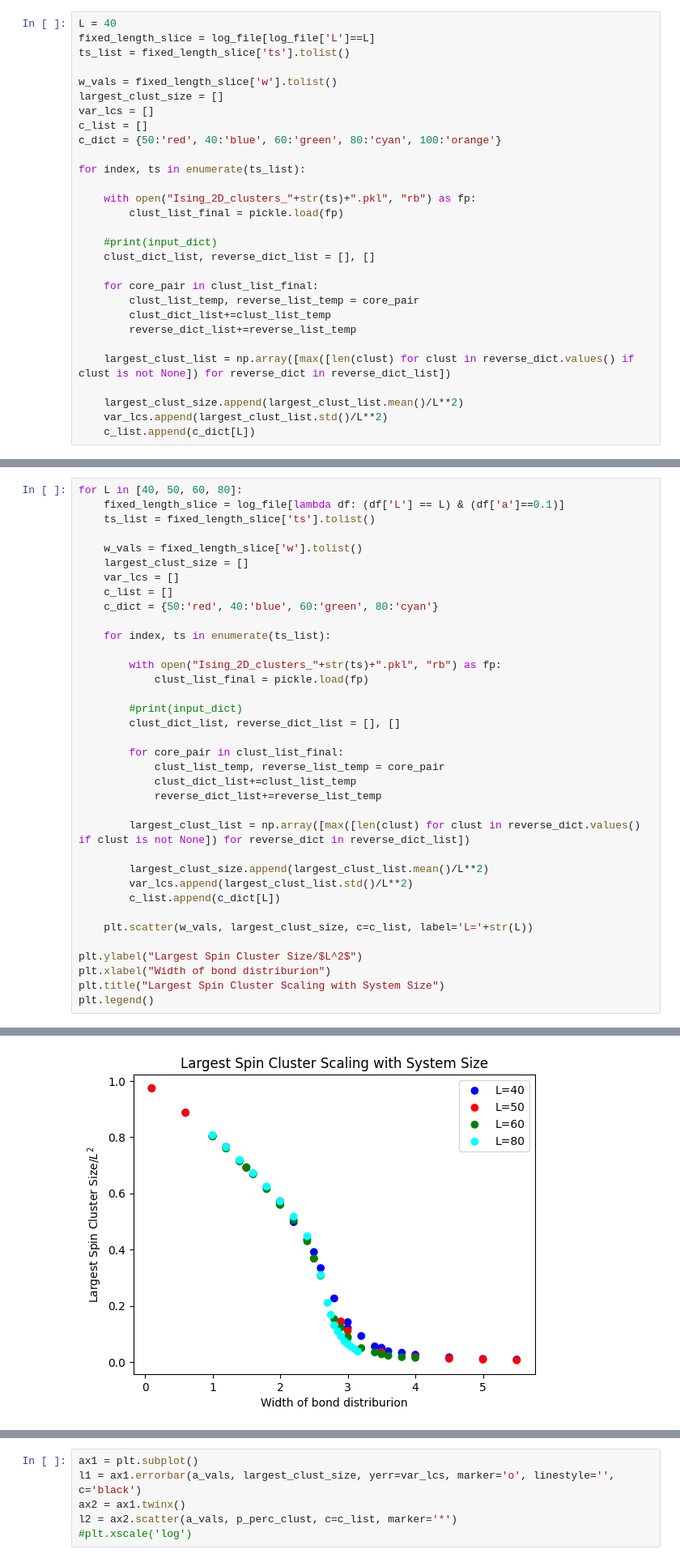
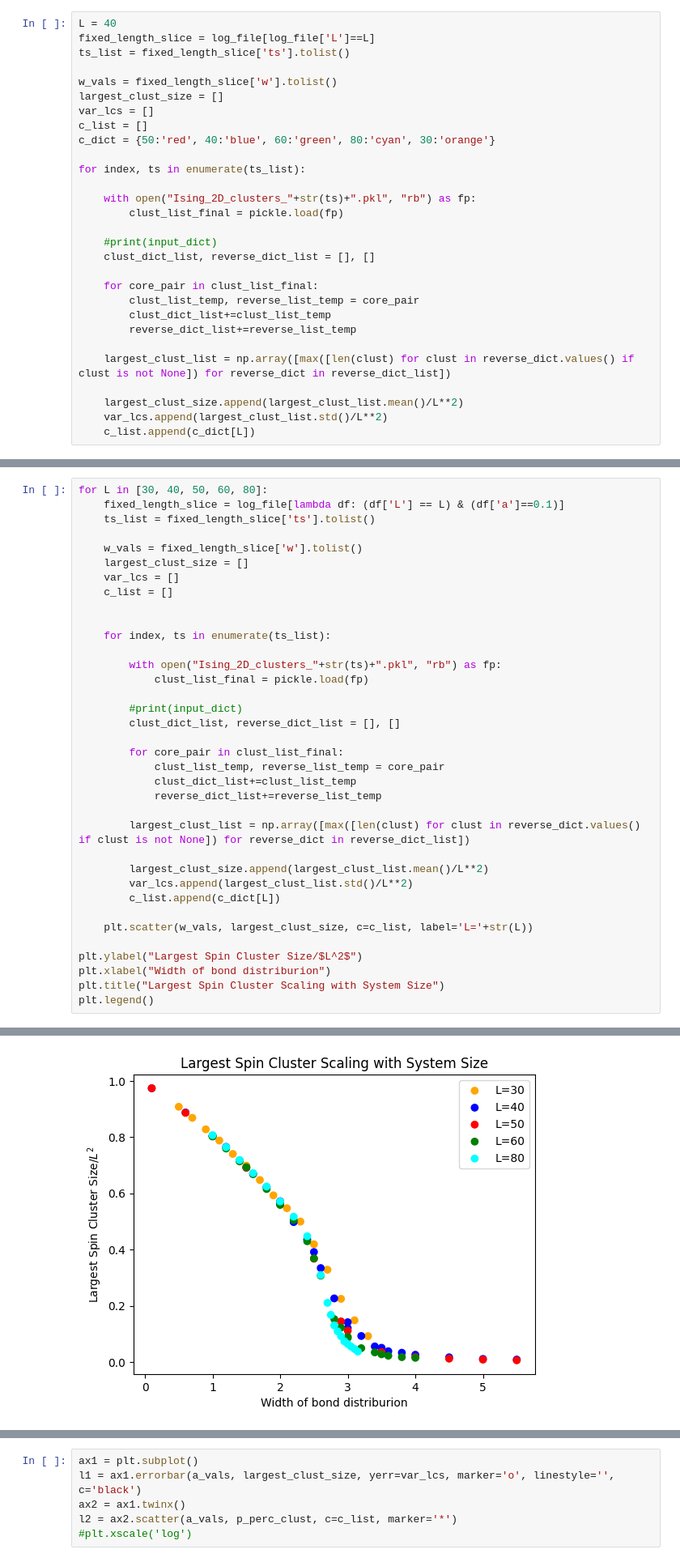
Before and after one commit to tsgaurav/Ising_RSRG, a Jupyter notebook: output/Distribution_Analysis.ipynb, the cells around one changed output, grey strips where cells are left out. Shown at 81% size. Saved outputs shown, nothing was run; the diff lists cells and outputs as text.

```diff
--- a/output/Distribution_Analysis.ipynb
+++ b/output/Distribution_Analysis.ipynb
@@ -213,7 +209,7 @@ w_vals = fixed_length_slice['w'].tolist()
 largest_clust_size = []
 var_lcs = []
 c_list = []
-c_dict = {50:'red', 40:'blue', 60:'green', 80:'cyan', 100:'orange'}
+c_dict = {50:'red', 40:'blue', 60:'green', 80:'cyan', 30:'orange'}
 
 for index, ts in enumerate(ts_list):
 
@@ -250,7 +246,7 @@ plt.scatter(sorted_x, sorted_y)
 <matplotlib.collections.PathCollection at 0x...>
 [figure]
 # %%
-for L in [40, 50, 60, 80]:
+for L in [30, 40, 50, 60, 80]:
     fixed_length_slice = log_file[lambda df: (df['L'] == L) & (df['a']==0.1)]
     ts_list = fixed_length_slice['ts'].tolist()
 
@@ -258,36 +254,36 @@ for L in [40, 50, 60, 80]:
     largest_clust_size = []
     var_lcs = []
     c_list = []
-    c_dict = {50:'red', 40:'blue', 60:'green', 80:'cyan'}
+
 
     for index, ts in enumerate(ts_list):
 
         with open("Ising_2D_clusters_"+str(ts)+".pkl", "rb") as fp:
             clust_list_final = pickle.load(fp)
 
         #print(input_dict)
         clust_dict_list, reverse_dict_list = [], []
 
         for core_pair in clust_list_final:
             clust_list_temp, reverse_list_temp = core_pair
             clust_dict_list+=clust_list_temp
             reverse_dict_list+=reverse_list_temp
 
         largest_clust_list = np.array([max([len(clust) for clust in reverse_dict.values() if clust is not None]) for reverse_dict in reverse_dict_list])
 
         largest_clust_size.append(largest_clust_list.mean()/L**2)
         var_lcs.append(largest_clust_list.std()/L**2)
         c_list.append(c_dict[L])
 
     plt.scatter(w_vals, largest_clust_size, c=c_list, label='L='+str(L))
 
 plt.ylabel("Largest Spin Cluster Size/$L^2$")
 plt.xlabel("Width of bond distriburion")
 plt.title("Largest Spin Cluster Scaling with System Size")
 plt.legend()
 # %% [output]
 <matplotlib.legend.Legend at 0x...>
-[figure, old version]
+[figure, new version]
 # %%
 sorted_y = np.array([x for _,x in sorted(zip(w_vals,var_lcs))])
 sorted_x = np.array(sorted(w_vals))
```
Also changed, not shown: parts of 7 cells of this notebook.
